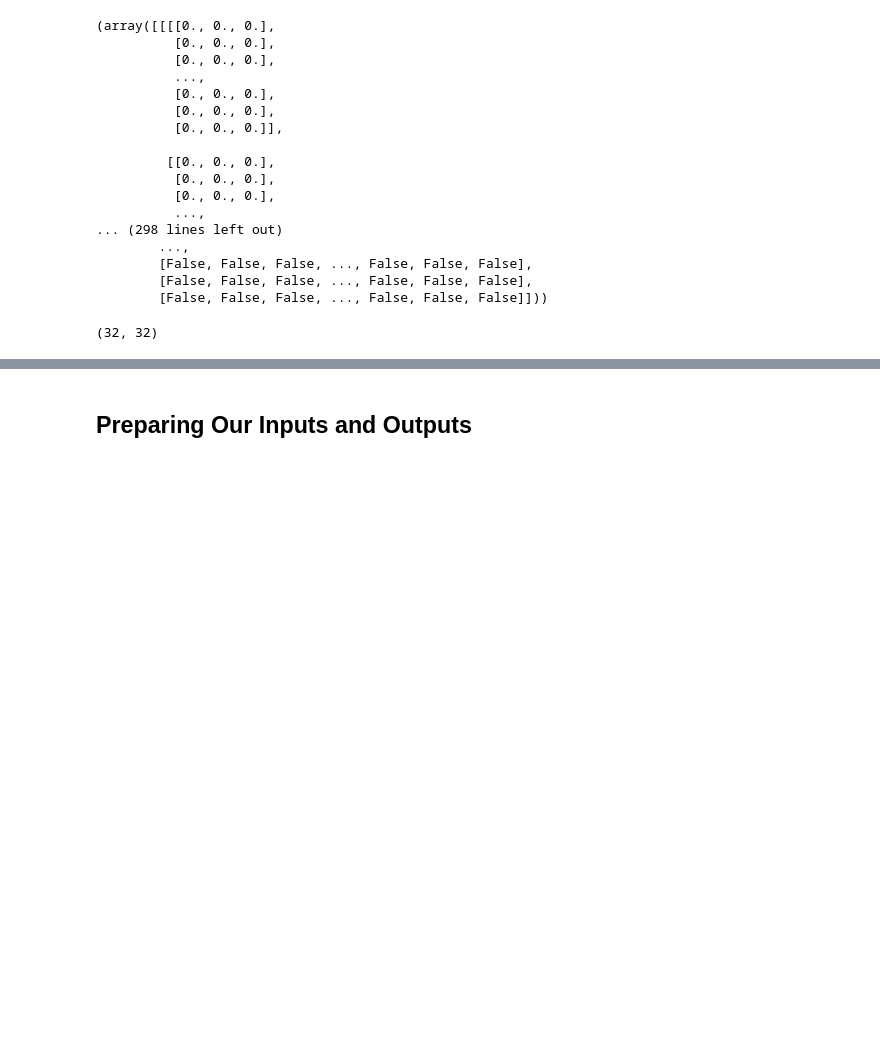
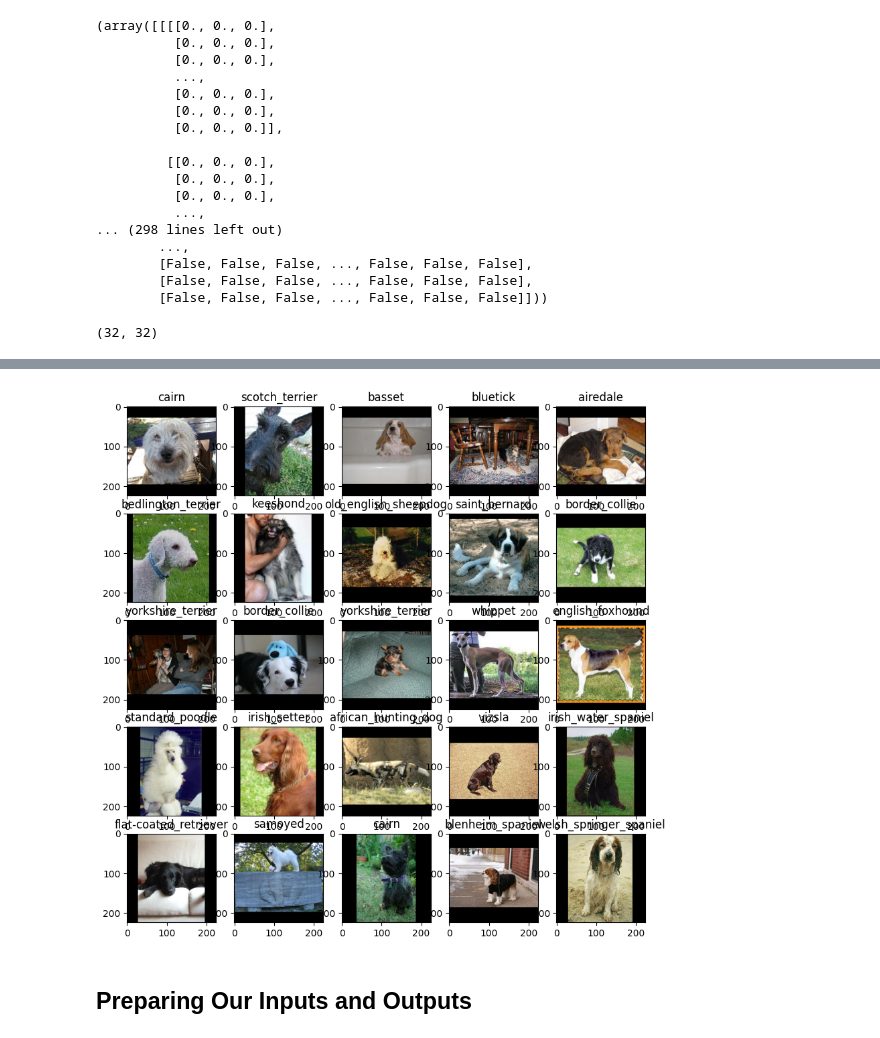
Before and after one commit to rahaft/GoJS, a Jupyter notebook: DogVision.ipynb, the cells around one changed output, grey strips where cells are left out. Drawn from its saved outputs; the diff is of its cells as text; code cells hidden in the pictures; blank space fills up the shorter version.

```diff
--- a/DogVision.ipynb
+++ b/DogVision.ipynb
@@ -771,2 +775,8 @@ len(train_images), len(train_labels)
+# %%
+# Now let's visaulize our validation set
+val_images, val_labels = next(val_data.as_numpy_iterator())
+show_25_images(val_images,val_labels)
+# %% [output]
+[figure, added]
 # %% [markdown]
 ## Preparing Our Inputs and Outputs
```
Also changed, not shown: parts of 1 cell of this notebook.
